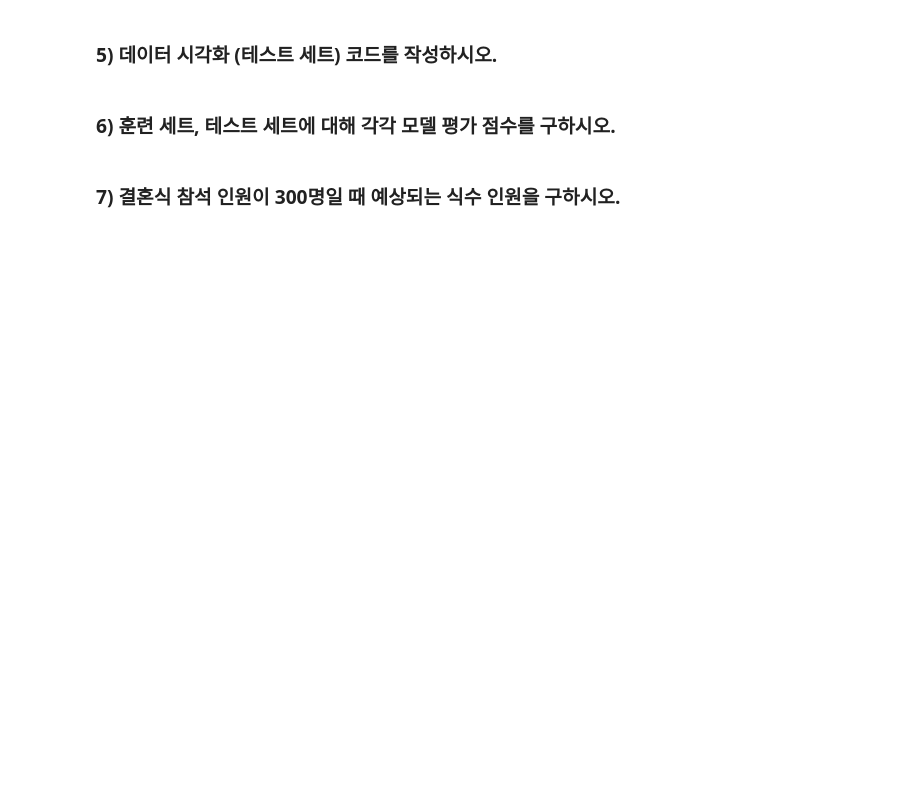
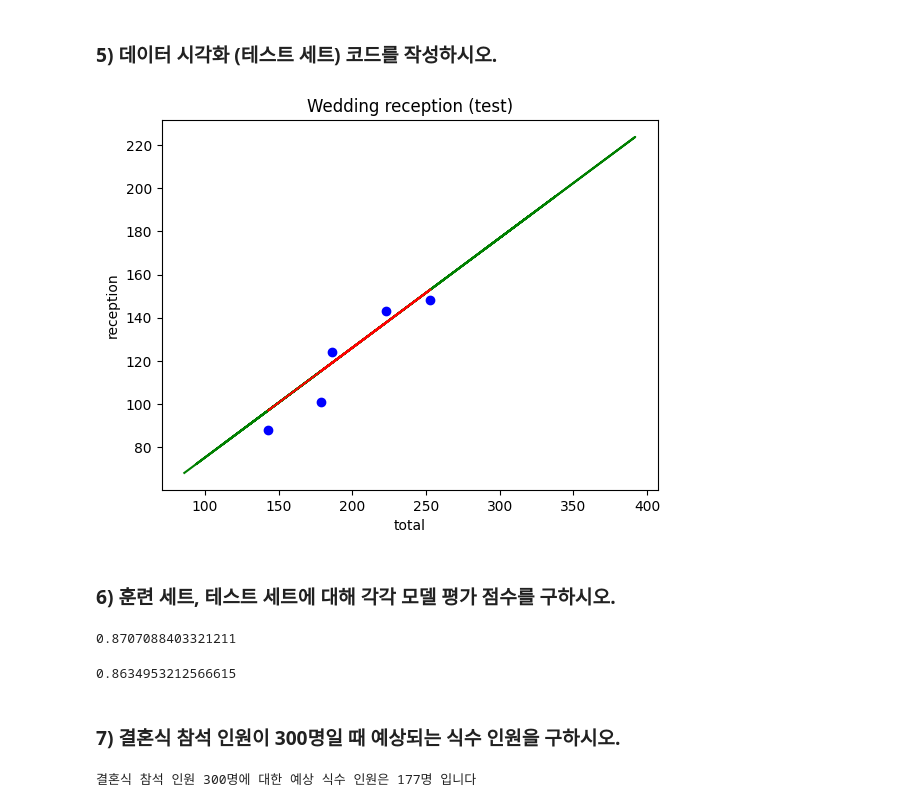
Before and after one commit to haribo09876/MachineLearning, a Jupyter notebook: ScikitLearn/07. Quiz.ipynb, the cells around one changed output. Cells and saved outputs as stored; diff of their text form; code cells hidden in the pictures; blank space fills up the shorter version.

```diff
--- a/ScikitLearn/07. Quiz.ipynb
+++ b/ScikitLearn/07. Quiz.ipynb
@@ -21,6 +52,30 @@ import pandas as pd
 # %% [markdown]
 ### 5) 데이터 시각화 (테스트 세트) 코드를 작성하시오.
+# %%
+plt.scatter(X_test, y_test, color = 'blue')               # 산점도
+plt.plot(X_train, reg.predict(X_train), color = 'green')  # 선 그래프
+plt.plot(X_test, reg.predict(X_test), color = 'red')      # 선 그래프
+plt.title('Wedding reception (test)')                     # 제목
+plt.xlabel('total')                                       # X축 이름
+plt.ylabel('reception')                                   # Y축 이름
+plt.show();
+# %% [output]
+[figure, added]
 # %% [markdown]
 ### 6) 훈련 세트, 테스트 세트에 대해 각각 모델 평가 점수를 구하시오.
+# %%
+reg.score(X_train, y_train)   # 훈련 세트 평가 점수
+# %% [output]
+0.8707088403321211
+# %%
+reg.score(X_test, y_test)   # 테스트 세트 평가 점수
+# %% [output]
+0.8634953212566615
 # %% [markdown]
 ### 7) 결혼식 참석 인원이 300명일 때 예상되는 식수 인원을 구하시오.
+# %%
+total = 300   # 결혼식 참석 인원
+y_pred = reg.predict([[total]])
+print(f'결혼식 참석 인원 {total}명에 대한 예상 식수 인원은 {np.around(y_pred[0]).astype(int)}명 입니다')
+# %% [output]
+결혼식 참석 인원 300명에 대한 예상 식수 인원은 177명 입니다
```
Also changed, not shown: parts of 5 cells of this notebook.
